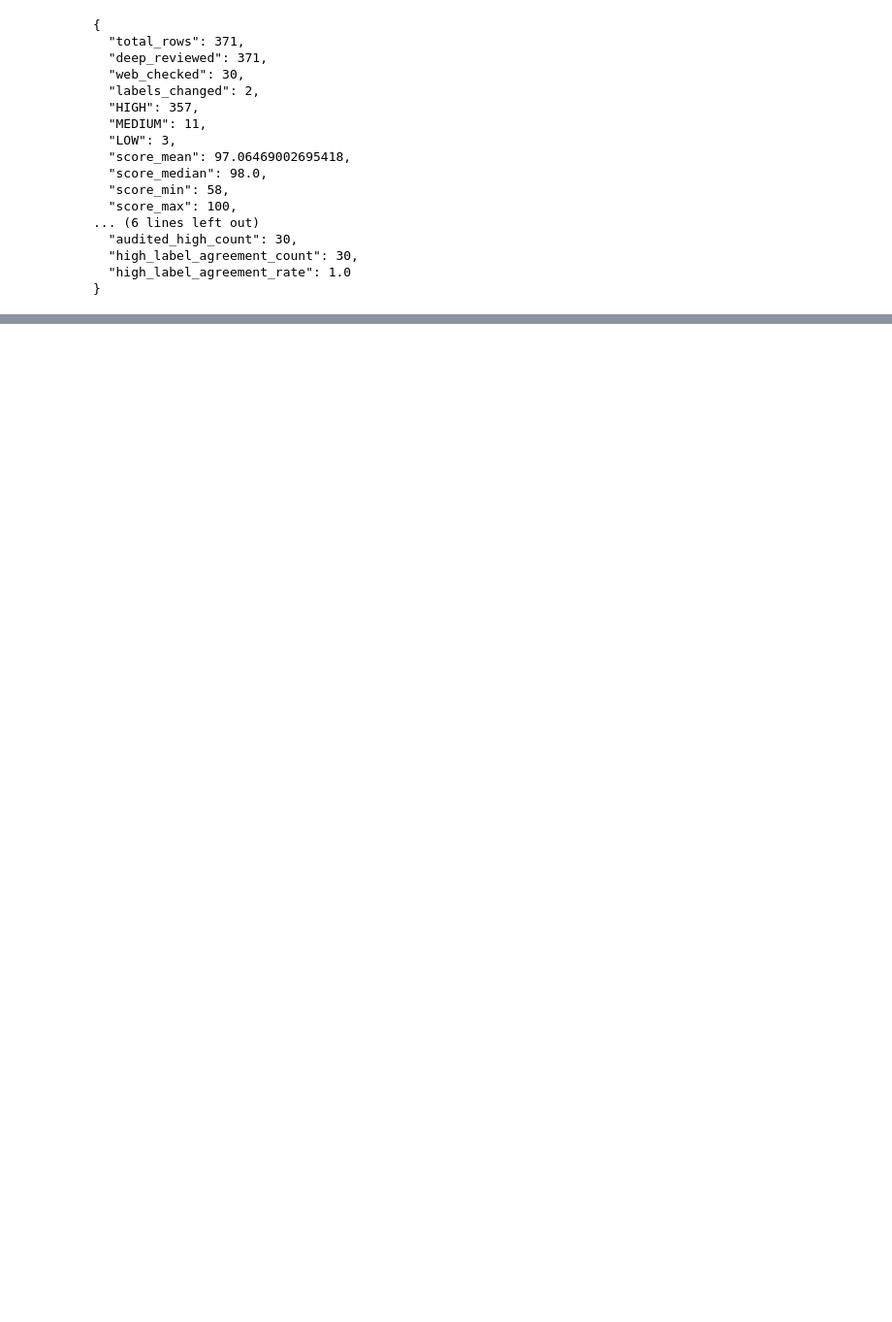
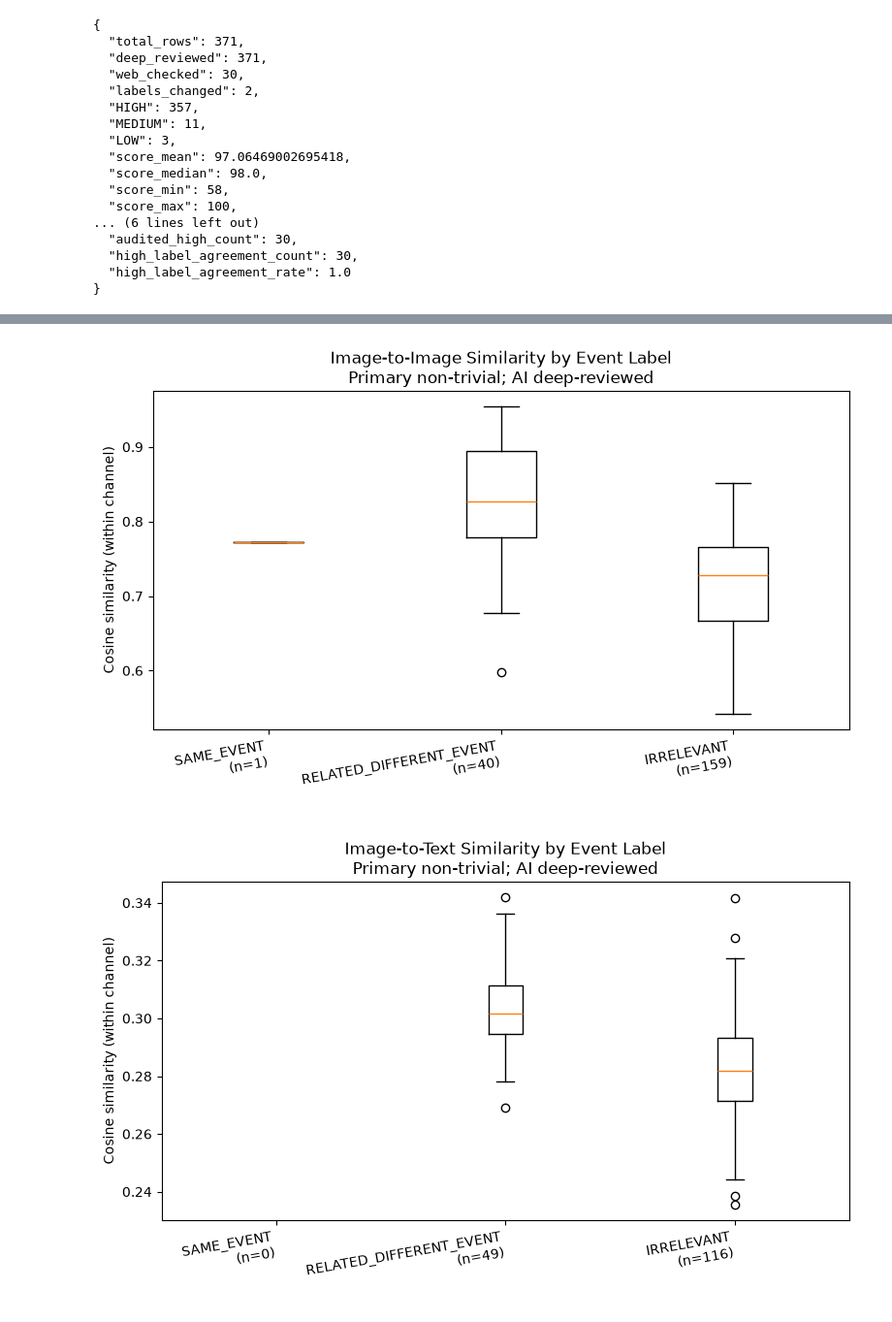
Before and after one commit to nirajj12/Out-of-Context-Multimodal-Misinformation-Detection-Image-Context-Verification, a Jupyter notebook: notebooks/06_event_annotation.ipynb, the cells around one changed output, grey strips where cells are left out. Shown at 97% size. Cells and saved outputs as stored; diff of their text form; code cells hidden in the pictures; blank space fills up the shorter version.

```diff
--- a/notebooks/06_event_annotation.ipynb
+++ b/notebooks/06_event_annotation.ipynb
@@ -1375,0 +1620,29 @@ print(assess_readiness())
+# %%
+for channel, filename, title in [
+    ('image_to_image', 'image_image_similarity_by_event.png', 'Image-to-Image Similarity by Event Label'),
+    ('image_to_text', 'image_text_similarity_by_event.png', 'Image-to-Text Similarity by Event Label')
+]:
+    rows = primary_rows.loc[primary_rows['channel'].eq(channel)]
+    groups = []
+    positions = []
+    labels = []
+    for position, label in enumerate(event_labels, start=1):
+        scores = rows.loc[rows['event_label'].eq(label), 'similarity']
+        labels.append(label + '\n(n=' + str(len(scores)) + ')')
+        if len(scores):
+            groups.append(scores.to_numpy())
+            positions.append(position)
+    figure = plt.figure(figsize=(8, 5))
+    axis = figure.gca()
+    if groups:
+        axis.boxplot(groups, positions=positions)
+    axis.set_xticks([1, 2, 3], labels, rotation=10, ha='right')
+    axis.set_xlim(0.5, 3.5)
+    axis.set_ylabel('Cosine similarity (within channel)')
+    axis.set_title(title + '\nPrimary non-trivial; AI deep-reviewed')
+    figure.tight_layout()
+    phase_b_figures[filename] = figure
+    plt.show()
+# %% [output]
+[figure, added]
+[figure, added]
```
Also changed, not shown: parts of 63 cells of this notebook, 18 other files.
